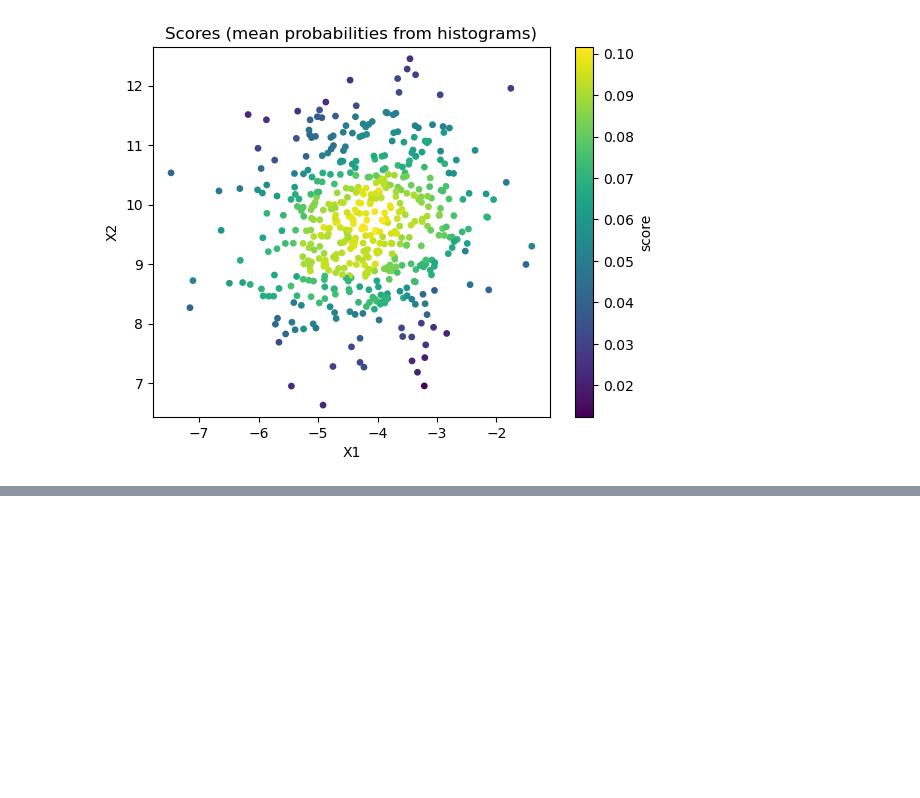
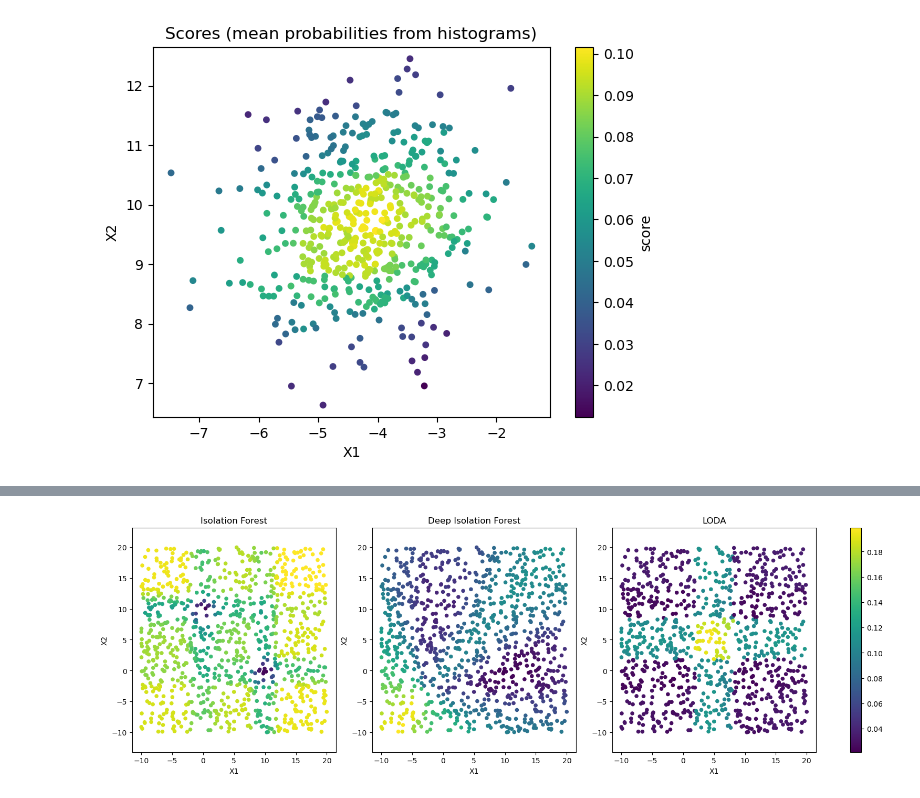
Before and after one commit to GabroveanuRazvan/Anomaly-Detection-Lab, a Jupyter notebook: lab3.ipynb, the cells around one changed output, grey strips where cells are left out. Saved outputs shown, nothing was run; the diff lists cells and outputs as text; code cells hidden in the pictures; blank space fills up the shorter version.

```diff
--- a/lab3.ipynb
+++ b/lab3.ipynb
@@ -130,0 +159,43 @@ for num_bins in [10,40,70,100]:
+# %%
+iforest_model = IForest(contamination=0.2,random_state=9000)
+iforest_model.fit(x)
+scores_i_forest = iforest_model.decision_function(x_test)
+
+deep_iforest_model = DIF(contamination=0.2,random_state=9000)
+deep_iforest_model.fit(x)
+scores_deep_iforest_model = deep_iforest_model.decision_function(x_test)
+
+loda_model = LODA(contamination=0.2)
+loda_model.fit(x)
+scores_loda_model = loda_model.decision_function(x_test)
+# %%
+fig, axes = plt.subplots(1, 3, figsize=(15, 5),constrained_layout=True)
+
+#Isolation Forest
+axes[0].scatter(x_test[:, 0], x_test[:, 1],
+                c=scores_i_forest, cmap='viridis', s=20)
+axes[0].set_title("Isolation Forest")
+axes[0].set_xlabel("X1")
+axes[0].set_ylabel("X2")
+axes[0].axis('equal')
+
+# Deep Isolation Forest
+axes[1].scatter(x_test[:, 0], x_test[:, 1],
+                c=scores_deep_iforest_model, cmap='viridis', s=20)
+axes[1].set_title("Deep Isolation Forest")
+axes[1].set_xlabel("X1")
+axes[1].set_ylabel("X2")
+axes[1].axis('equal')
+
+# LODA
+axes[2].scatter(x_test[:, 0], x_test[:, 1],
+                c=scores_loda_model, cmap='viridis', s=20)
+axes[2].set_title("LODA")
+axes[2].set_xlabel("X1")
+axes[2].set_ylabel("X2")
+axes[2].axis('equal')
+
+plt.colorbar(axes[2].collections[0], ax=axes, orientation='vertical', fraction=0.025)
+plt.show()
+# %% [output]
+[figure, added]
```
Also changed, not shown: parts of 9 cells of this notebook.
